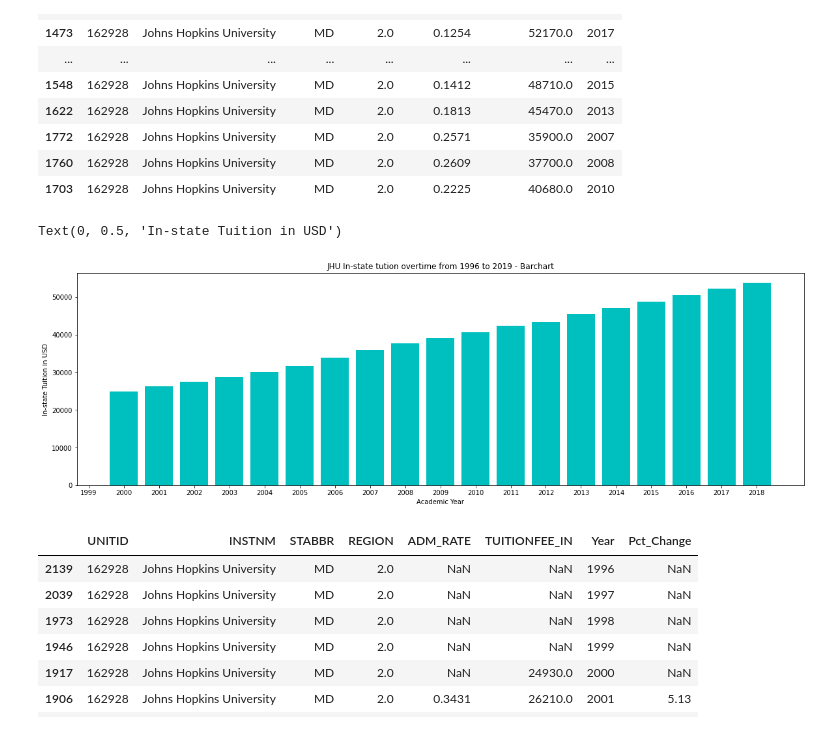
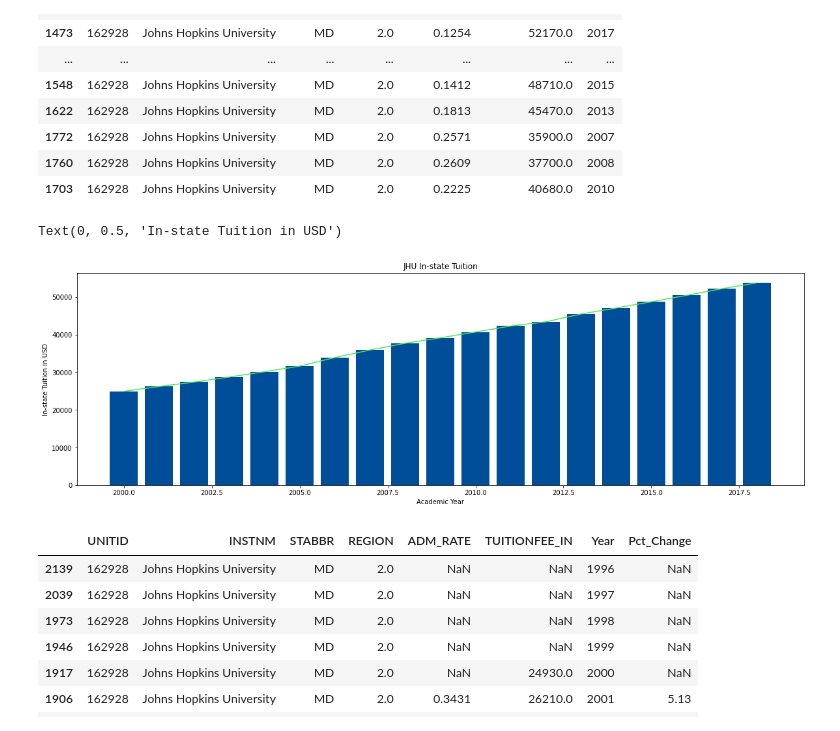
Before and after one commit to FeeshX/DATA-690-WANG, a Jupyter notebook: Assignment7/Assignment_7.ipynb, the cells around one changed output. Drawn from its saved outputs; the diff is of its cells as text; code cells hidden in the pictures.

```diff
--- a/Assignment7/Assignment_7.ipynb
+++ b/Assignment7/Assignment_7.ipynb
@@ -494,23 +494,19 @@ JHU_df
 # %%
 # <14>
 # Plot JHU's in-state tuition overtime from 1996 to 2019.
 # Let's plot bar and line chart together
 
 #(Write code here)
-JHU_df = JHU_df.sort_values(by='Year', ascending=True)
-
-JHU_x_list = JHU_df.Year.apply(str).tolist()
-JHU_y_list = JHU_df.TUITIONFEE_IN.tolist()
-
 fig, ax = plt.subplots(figsize=(20,6))
 
-ax.bar(JHU_x_list, JHU_y_list,color='c')
-ax.set_title("JHU In-state tution overtime from 1996 to 2019 - Barchart")
+ax.bar(JHU_df.Year,JHU_df.TUITIONFEE_IN,color = (0.00,0.30,0.60))
+ax.plot(JHU_df.Year,JHU_df.TUITIONFEE_IN,color = (0.30,0.90,0.35))
+ax.set_title("JHU In-state Tuition")
 ax.set_xlabel("Academic Year")
 ax.set_ylabel("In-state Tuition in USD")
 # %% [output]
 Text(0, 0.5, 'In-state Tuition in USD')
-[figure, old version]
+[figure, new version]
 # %%
 # <15>
 # Let's calculate the JHU tuition percentge growth using the function defined earlier
```
